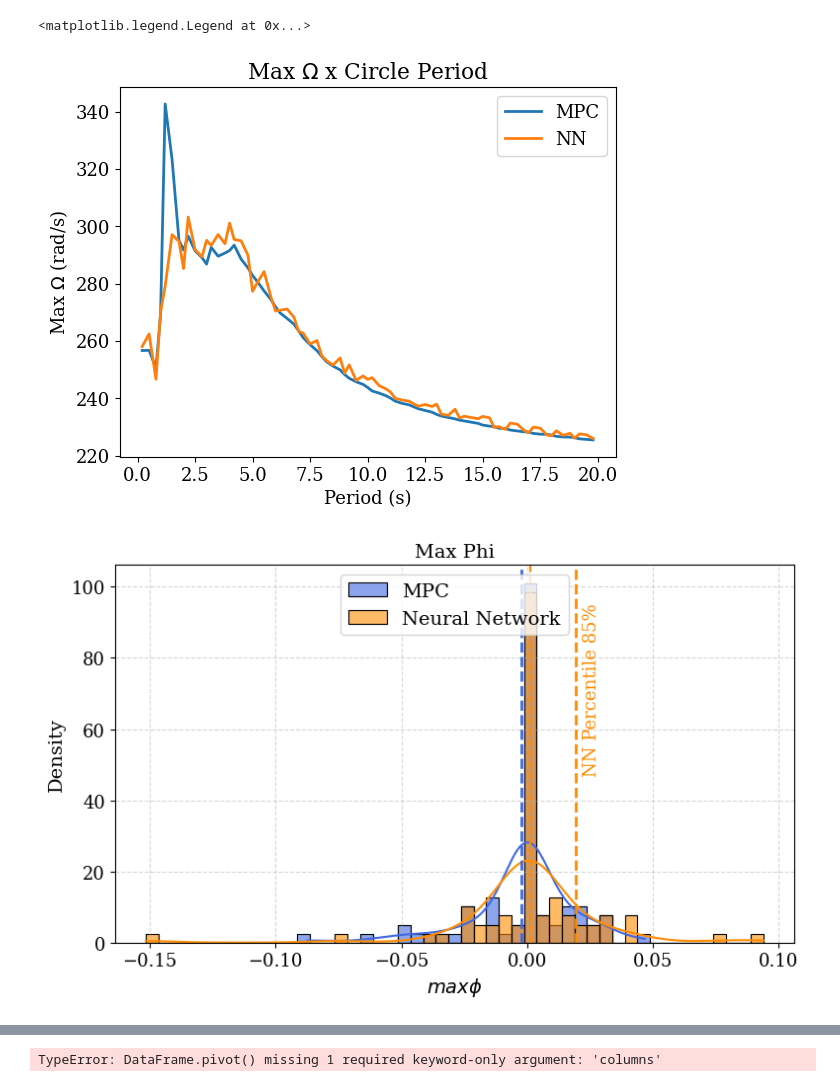
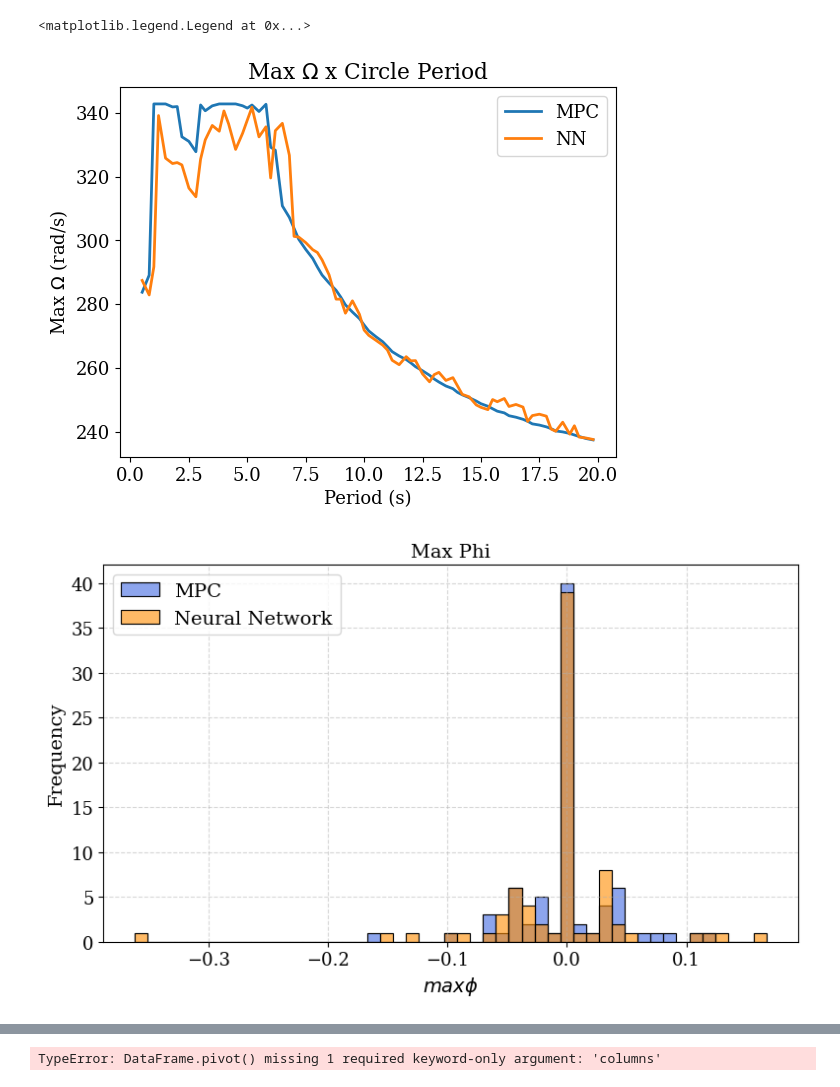
Before and after one commit to mtlira/meng-ita-nn-mpc, a Jupyter notebook: 6dof_quadrotor/figures-tables/performance-analysis/performance-fixed-radius.ipynb, the cells around one changed output, grey strips where cells are left out. Cells and saved outputs as stored; diff of their text form; code cells hidden in the pictures.

Commit message:
plots

```diff
--- a/6dof_quadrotor/figures-tables/performance-analysis/performance-fixed-radius.ipynb
+++ b/6dof_quadrotor/figures-tables/performance-analysis/performance-fixed-radius.ipynb
@@ -15,7 +15,7 @@ analyzer = plots.DataAnalyser()
 # %%
 plt.rcParams.update({'font.family': 'serif'})
 plt.rcParams.update({'font.size': 13})
-path = 'dataset_metadata.csv'
+path = 'performance-fixed-radius-v6-smooth-5m.csv'
 df_total = pd.read_csv(path, sep=',')
 # %%
 #Initial filters
@@ -98,11 +98,11 @@ plt.title('Max $\Omega$ x Circle Period')
 plt.legend()
 # %% [output]
 <matplotlib.legend.Legend at 0x...>
-[figure, old version]
+[figure, new version]
 # %%
-analyzer.plot_histogram(df_success, 'mpc_mean_phi (rad)', 'nn_mean_phi (rad)', '$max \\phi$', 'Max Phi', ['MPC', 'Neural Network'], percentile_2=0.85, num_bins=50)
+analyzer.plot_histogram(df_success, 'mpc_mean_phi (rad)', 'nn_mean_phi (rad)', '$max \\phi$', 'Max Phi', ['MPC', 'Neural Network'], num_bins=50, show_mean=False, stat='count')
 # %% [output]
-[figure, old version]
+[figure, new version]
 # %%
 fig = plt.figure()
 ax = plt.axes(projection='3d')
```
Also changed, not shown: parts of 6 cells of this notebook, 28 other files.
